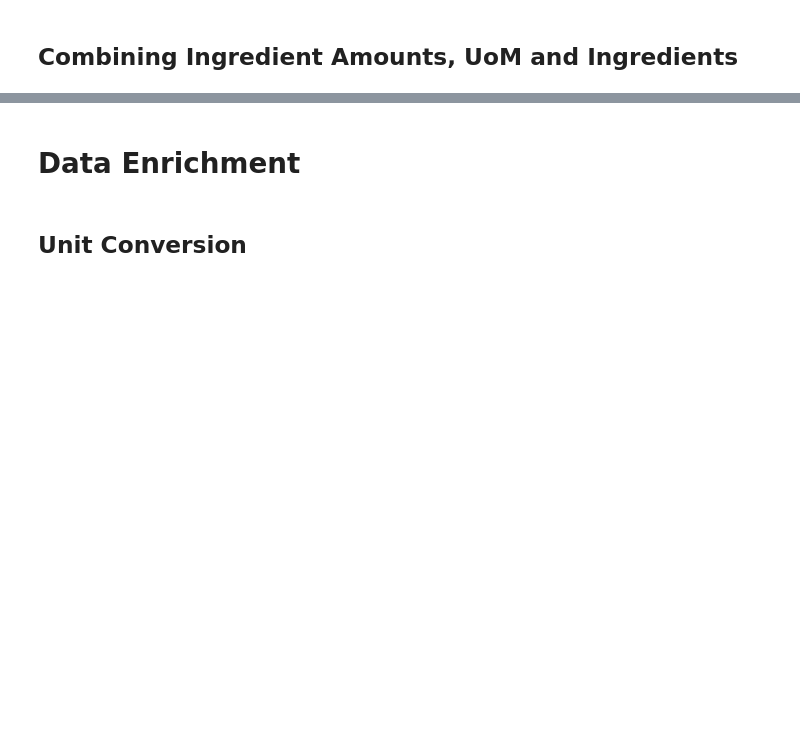
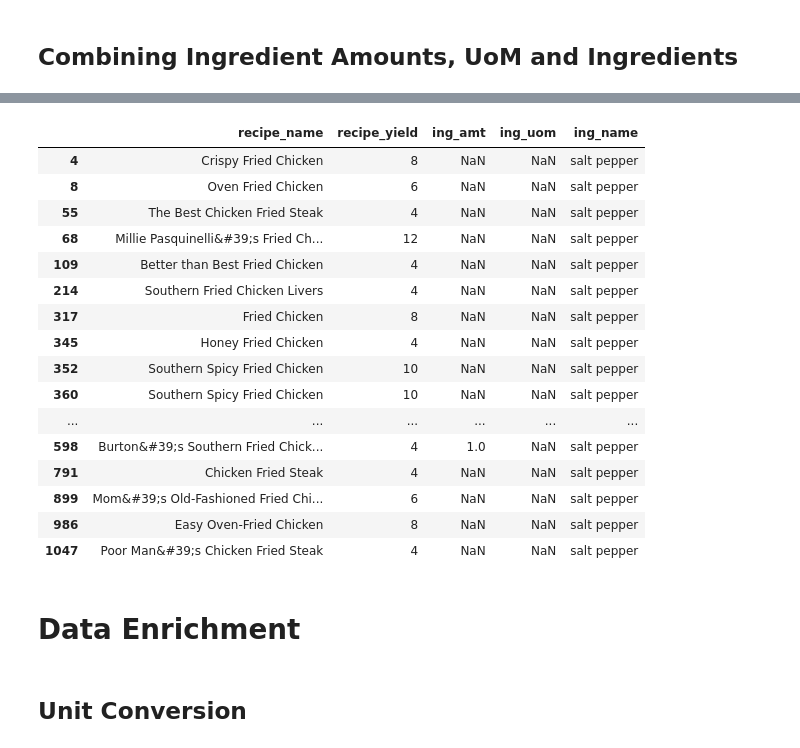
Before and after one commit to andrewyewcy/recipe_classifier, a Jupyter notebook: 30_automation/enrich_data_dev.ipynb, the cells around one changed output, grey strips where cells are left out. Saved outputs shown, nothing was run; the diff lists cells and outputs as text; code cells hidden in the pictures; blank space fills up the shorter version.

```diff
--- a/30_automation/enrich_data_dev.ipynb
+++ b/30_automation/enrich_data_dev.ipynb
@@ -313,3 +534,26 @@ Walah, the ingredients are extracted into a DataFrame where each row represents
+# %%
+cond = ing_df.isna().any(axis = 1)
+cond2 = ing_df["ing_name"] == "salt pepper"
+
+ing_df.loc[cond & cond2]
+# %% [output]
+|  | recipe_name | recipe_yield | ing_amt | ing_uom | ing_name |
+| 4 | Crispy Fried Chicken | 8 | NaN | NaN | salt pepper |
+| 8 | Oven Fried Chicken | 6 | NaN | NaN | salt pepper |
+| 55 | The Best Chicken Fried Steak | 4 | NaN | NaN | salt pepper |
+| 68 | Millie Pasquinelli&#39;s Fried Ch... | 12 | NaN | NaN | salt pepper |
+| 109 | Better than Best Fried Chicken | 4 | NaN | NaN | salt pepper |
+| 214 | Southern Fried Chicken Livers | 4 | NaN | NaN | salt pepper |
+| 317 | Fried Chicken | 8 | NaN | NaN | salt pepper |
+| 345 | Honey Fried Chicken | 4 | NaN | NaN | salt pepper |
+| 352 | Southern Spicy Fried Chicken | 10 | NaN | NaN | salt pepper |
+| 360 | Southern Spicy Fried Chicken | 10 | NaN | NaN | salt pepper |
+| ... | ... | ... | ... | ... | ... |
+| 598 | Burton&#39;s Southern Fried Chick... | 4 | 1.0 | NaN | salt pepper |
+| 791 | Chicken Fried Steak | 4 | NaN | NaN | salt pepper |
+| 899 | Mom&#39;s Old-Fashioned Fried Chi... | 6 | NaN | NaN | salt pepper |
+| 986 | Easy Oven-Fried Chicken | 8 | NaN | NaN | salt pepper |
+| 1047 | Poor Man&#39;s Chicken Fried Steak | 4 | NaN | NaN | salt pepper |
 # %% [markdown]
 # Data Enrichment
 # %% [markdown]
```
Also changed, not shown: parts of 52 cells of this notebook, 1 other file.
